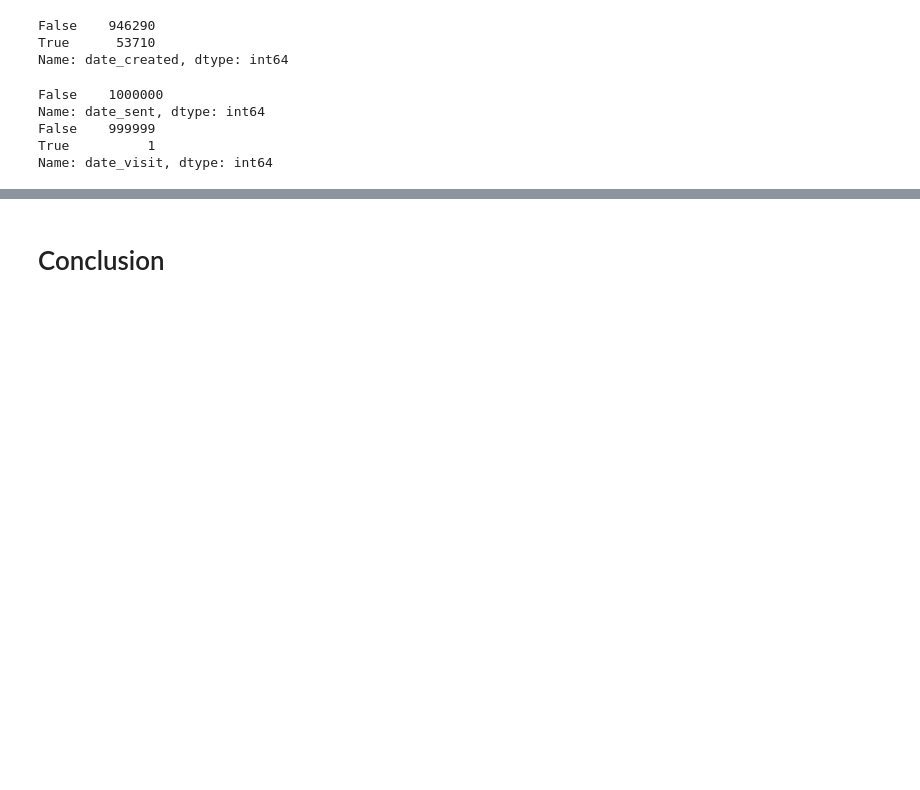
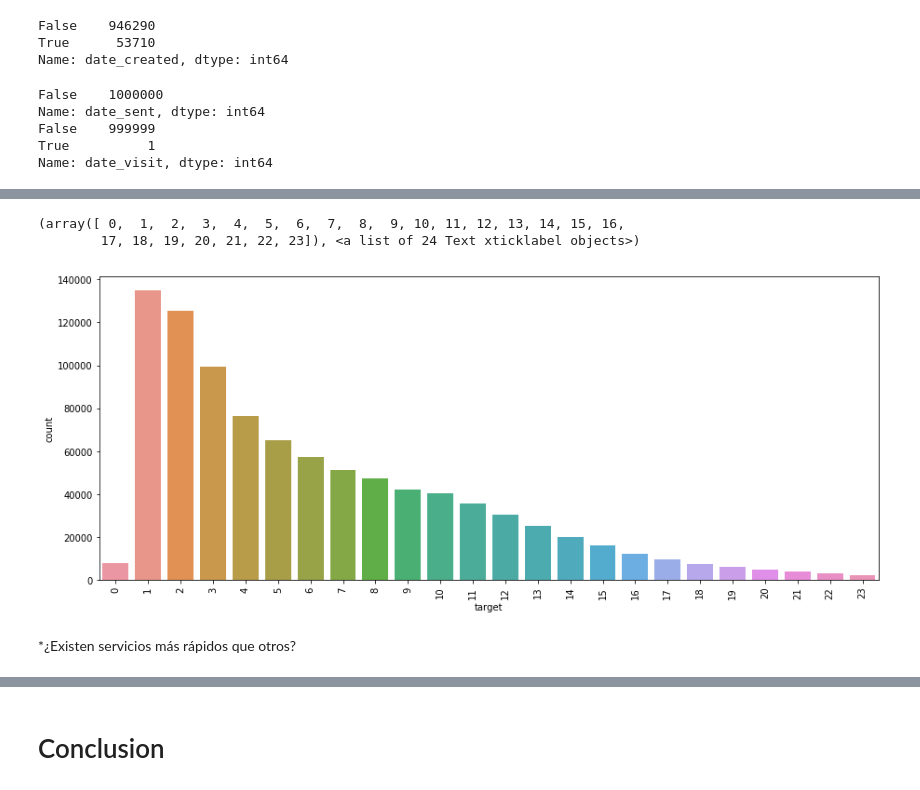
Before and after one commit to manquius/series_temporales, a Jupyter notebook: Practico1_isa.ipynb, the cells around one changed output, grey strips where cells are left out. Saved outputs shown, nothing was run; the diff lists cells and outputs as text; code cells hidden in the pictures; blank space fills up the shorter version.

```diff
--- a/Practico1_isa.ipynb
+++ b/Practico1_isa.ipynb
@@ -404,0 +505,10 @@ Name: date_visit, dtype: int64
+# %%
+plt.figure(figsize=(15,6))
+sb.countplot(df_serv[df_serv['target']<24]['target'])
+plt.xticks(rotation=90)
+# %% [output]
+(array([ 0,  1,  2,  3,  4,  5,  6,  7,  8,  9, 10, 11, 12, 13, 14, 15, 16,
+        17, 18, 19, 20, 21, 22, 23]), <a list of 24 Text xticklabel objects>)
+[figure, added]
+# %% [markdown]
+*¿Existen servicios más rápidos que otros?
```
Also changed, not shown: parts of 17 cells of this notebook.
